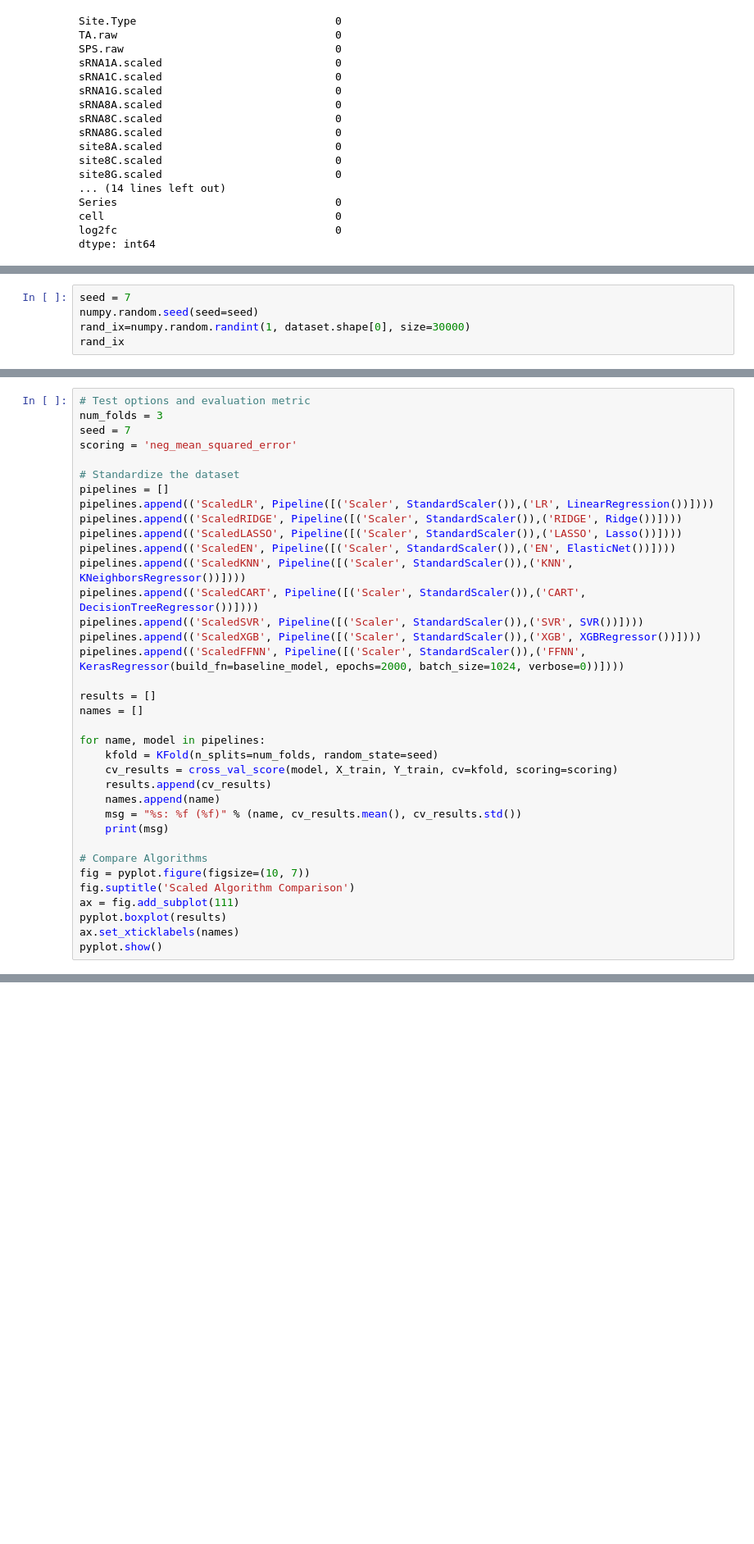
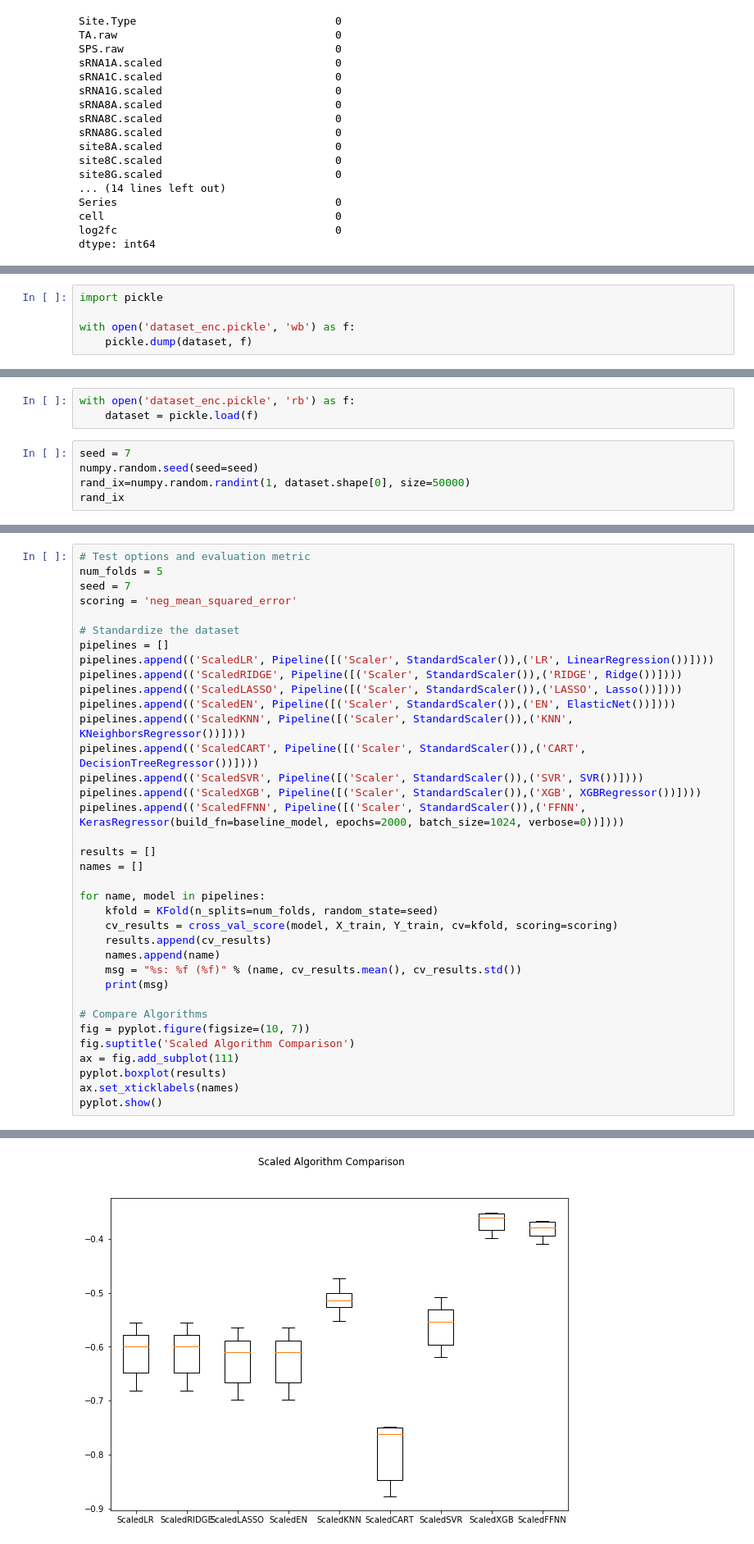
Before and after one commit to niekoloid/ssdata_dna_analysis, a Jupyter notebook: Regression_SSDATA.ipynb, the cells around one changed output, grey strips where cells are left out. Shown: that part at 82% size. Cells and saved outputs as stored; diff of their text form; blank space fills up the shorter version.

```diff
--- a/Regression_SSDATA.ipynb
+++ b/Regression_SSDATA.ipynb
@@ -171,3 +204,8 @@ dtype: int64
 imr = Imputer(missing_values='NaN', strategy='mean', axis=0)
 imr = imr.fit(dataset_unfilled)
 dataset = imr.transform(dataset_unfilled)
+# %%
+import pickle
+
+with open('dataset_enc.pickle', 'wb') as f:
+    pickle.dump(dataset, f)
@@ -174,5 +214,8 @@ dataset = imr.transform(dataset_unfilled)
+# %%
+with open('dataset_enc.pickle', 'rb') as f:
+    dataset = pickle.load(f)
 # %%
 seed = 7
 numpy.random.seed(seed=seed)
-rand_ix=numpy.random.randint(1, dataset.shape[0], size=30000)
+rand_ix=numpy.random.randint(1, dataset.shape[0], size=50000)
 rand_ix
@@ -291,6 +296,6 @@ CART: -0.800002 (0.041370)
 # %%
 # Test options and evaluation metric
-num_folds = 3
+num_folds = 5
 seed = 7
 scoring = 'neg_mean_squared_error'
 
@@ -324,3 +329,4 @@ ax = fig.add_subplot(111)
 pyplot.boxplot(results)
 ax.set_xticklabels(names)
 pyplot.show()
+# %% [output]
@@ -326,0 +342 @@ pyplot.show()
+[figure, added]
```
Also changed, not shown: parts of 27 cells of this notebook.
